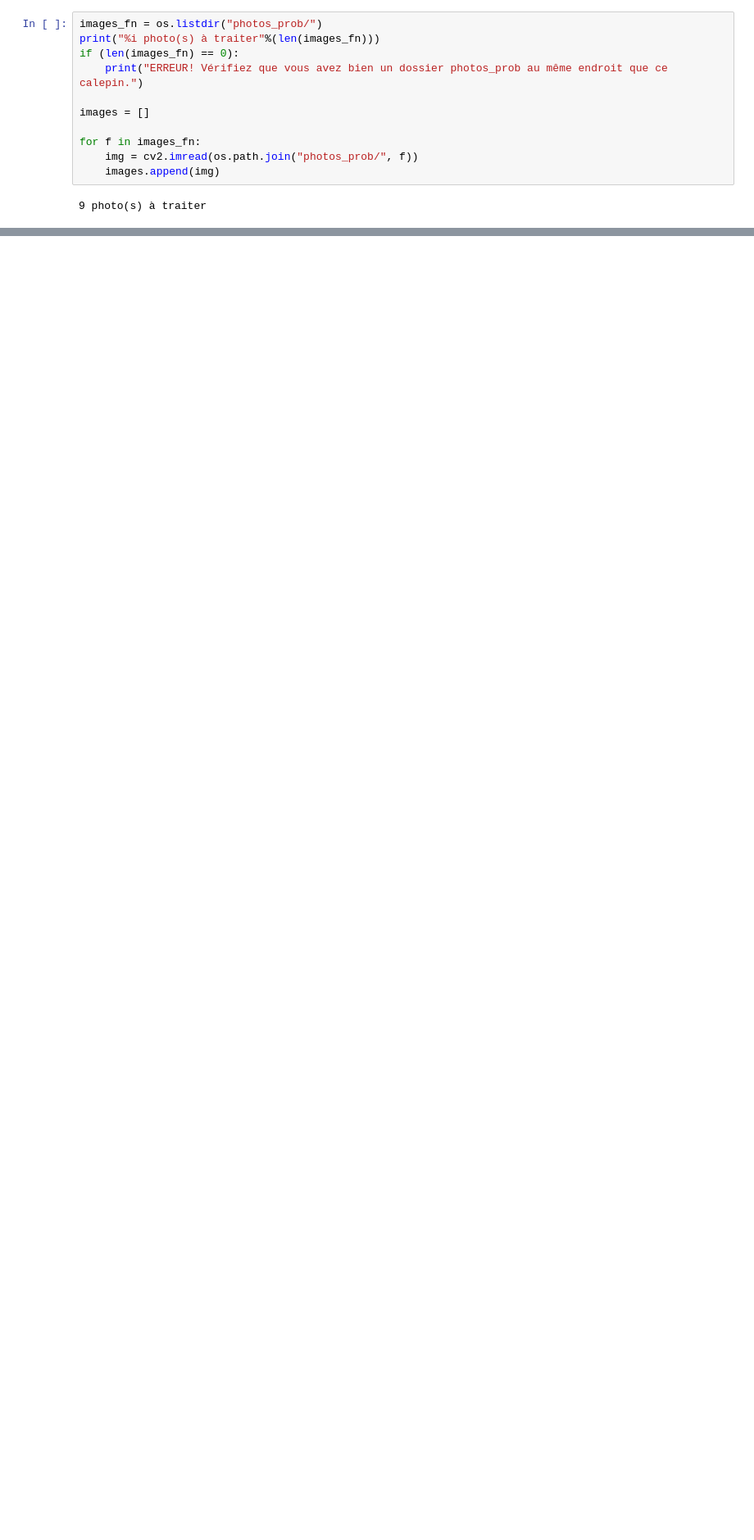
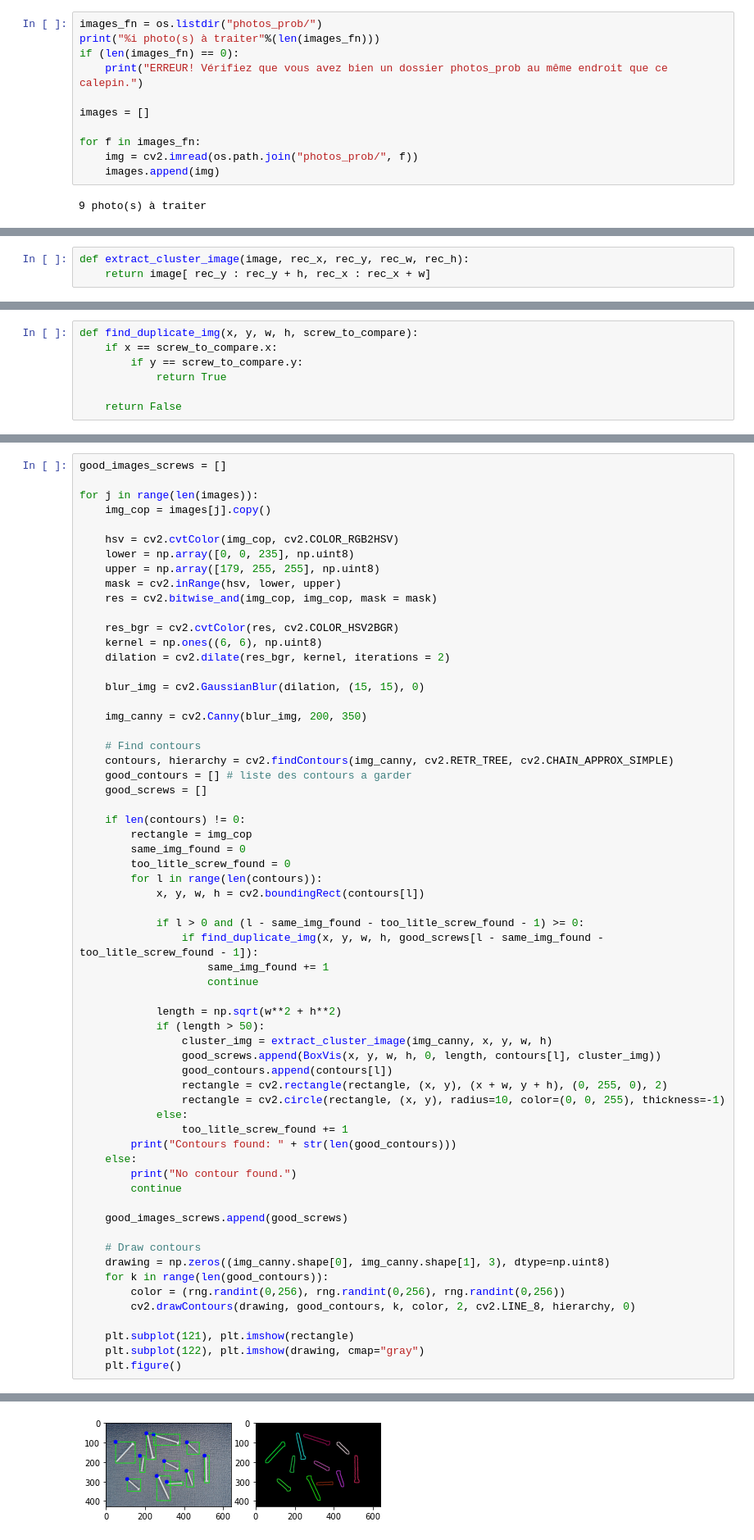
Before and after one commit to Dave-Poissant/GRO620, a Jupyter notebook: prob.ipynb, the cells around one changed output, grey strips where cells are left out. Shown at 82% size. Drawn from its saved outputs; the diff is of its cells as text; blank space fills up the shorter version.

```diff
--- a/prob.ipynb
+++ b/prob.ipynb
@@ -49,0 +64,3 @@ plt.imshow(images[0])
+# %%
+def extract_cluster_image(image, rec_x, rec_y, rec_w, rec_h):
+    return image[ rec_y : rec_y + h, rec_x : rec_x + w]
@@ -49,0 +179,7 @@ plt.imshow(images[0])
+# %%
+def find_duplicate_img(x, y, w, h, screw_to_compare):
+    if x == screw_to_compare.x:
+        if y == screw_to_compare.y:
+            return True
+
+    return False
@@ -49,0 +188,63 @@ plt.imshow(images[0])
+# %%
+good_images_screws = []
+
+for j in range(len(images)):
+    img_cop = images[j].copy()
+
+    hsv = cv2.cvtColor(img_cop, cv2.COLOR_RGB2HSV)
+    lower = np.array([0, 0, 235], np.uint8)
+    upper = np.array([179, 255, 255], np.uint8)
+    mask = cv2.inRange(hsv, lower, upper)
+    res = cv2.bitwise_and(img_cop, img_cop, mask = mask)
+
+    res_bgr = cv2.cvtColor(res, cv2.COLOR_HSV2BGR)
+    kernel = np.ones((6, 6), np.uint8)
+    dilation = cv2.dilate(res_bgr, kernel, iterations = 2)
+
+    blur_img = cv2.GaussianBlur(dilation, (15, 15), 0)
+
+    img_canny = cv2.Canny(blur_img, 200, 350)
+
+    # Find contours
+    contours, hierarchy = cv2.findContours(img_canny, cv2.RETR_TREE, cv2.CHAIN_APPROX_SIMPLE)
+    good_contours = [] # liste des contours a garder
+    good_screws = []
+
+    if len(contours) != 0:
+        rectangle = img_cop
+        same_img_found = 0
+        too_litle_screw_found = 0
+        for l in range(len(contours)):
+            x, y, w, h = cv2.boundingRect(contours[l])
+
+            if l > 0 and (l - same_img_found - too_litle_screw_found - 1) >= 0:
+                if find_duplicate_img(x, y, w, h, good_screws[l - same_img_found - too_litle_screw_found - 1]):
+                    same_img_found += 1
+                    continue
+
+            length = np.sqrt(w**2 + h**2)
+            if (length > 50):
+                cluster_img = extract_cluster_image(img_canny, x, y, w, h)
+                good_screws.append(BoxVis(x, y, w, h, 0, length, contours[l], cluster_img))
+                good_contours.append(contours[l])
+                rectangle = cv2.rectangle(rectangle, (x, y), (x + w, y + h), (0, 255, 0), 2)
+                rectangle = cv2.circle(rectangle, (x, y), radius=10, color=(0, 0, 255), thickness=-1)
+            else:
+                too_litle_screw_found += 1
+        print("Contours found: " + str(len(good_contours)))
+    else:
+        print("No contour found.")
+        continue
+
+    good_images_screws.append(good_screws)
+
+    # Draw contours
+    drawing = np.zeros((img_canny.shape[0], img_canny.shape[1], 3), dtype=np.uint8)
+    for k in range(len(good_contours)):
+        color = (rng.randint(0,256), rng.randint(0,256), rng.randint(0,256))
+        cv2.drawContours(drawing, good_contours, k, color, 2, cv2.LINE_8, hierarchy, 0)
+
+    plt.subplot(121), plt.imshow(rectangle)
+    plt.subplot(122), plt.imshow(drawing, cmap="gray")
+    plt.figure()
+# %% [output]
@@ -49,0 +260 @@ plt.imshow(images[0])
+[figure, added]
```
Also changed, not shown: parts of 17 cells of this notebook, 3 other files.
